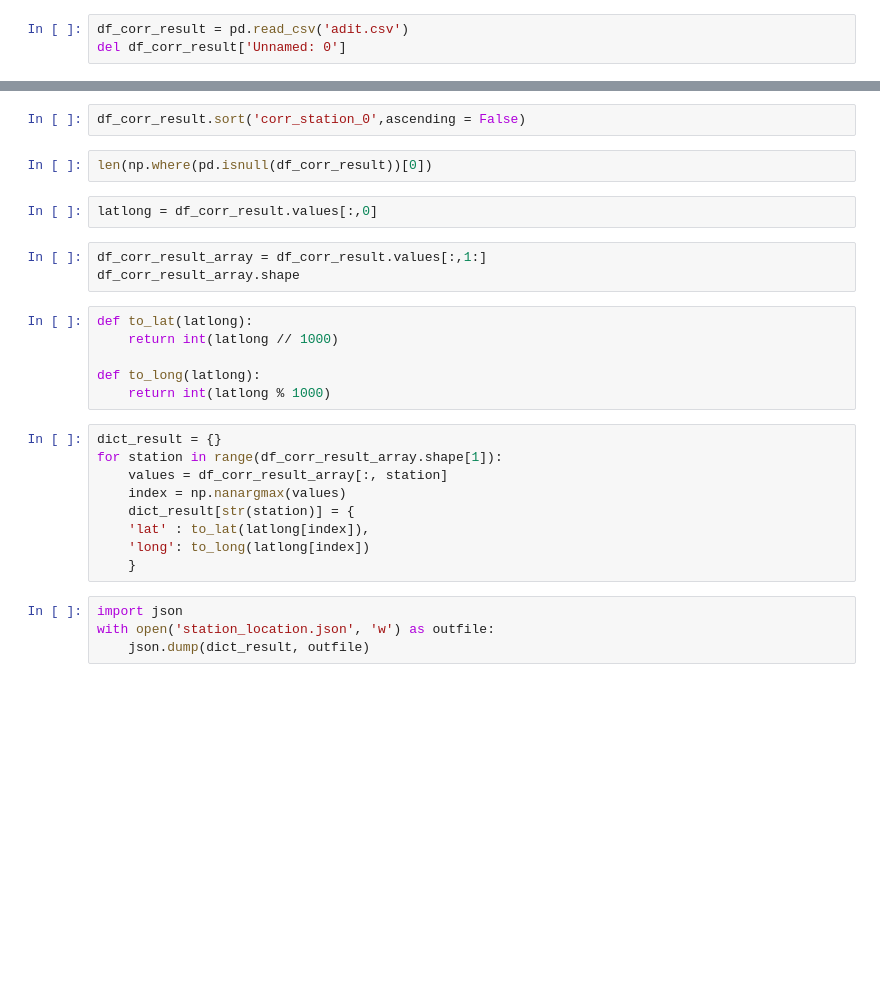
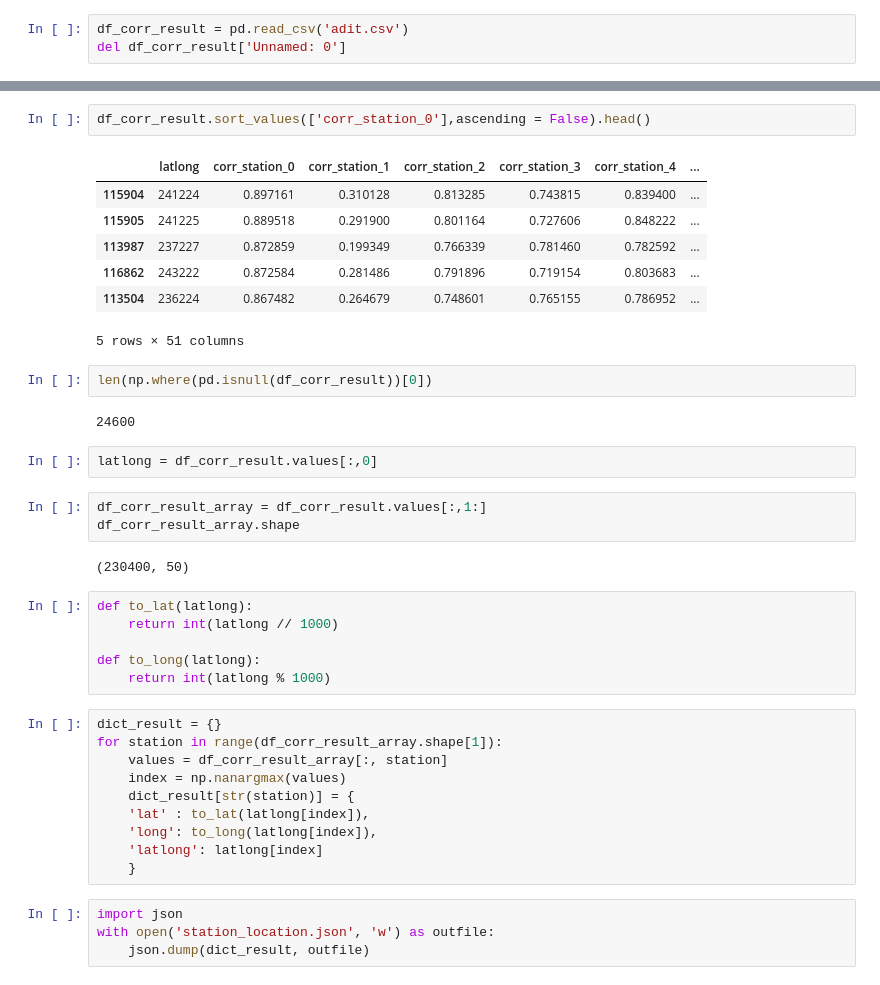
Before and after one commit to AdityaSidharta/datasciencecompetition2018, a Jupyter notebook: Data_correlation_exploratory_adit.ipynb, the cells around one changed output, grey strips where cells are left out. Saved outputs shown, nothing was run; the diff lists cells and outputs as text; blank space fills up the shorter version.

```diff
--- a/Data_correlation_exploratory_adit.ipynb
+++ b/Data_correlation_exploratory_adit.ipynb
@@ -77,12 +132,24 @@ del df_corr_result['Unnamed: 0']
 # %%
-df_corr_result.sort('corr_station_0',ascending = False)
+df_corr_result.sort_values(['corr_station_0'],ascending = False).head()
+# %% [output]
+|  | latlong | corr_station_0 | corr_station_1 | corr_station_2 | corr_station_3 | corr_station_4 | ... |
+| 115904 | 241224 | 0.897161 | 0.310128 | 0.813285 | 0.743815 | 0.839400 | ... |
+| 115905 | 241225 | 0.889518 | 0.291900 | 0.801164 | 0.727606 | 0.848222 | ... |
+| 113987 | 237227 | 0.872859 | 0.199349 | 0.766339 | 0.781460 | 0.782592 | ... |
+| 116862 | 243222 | 0.872584 | 0.281486 | 0.791896 | 0.719154 | 0.803683 | ... |
+| 113504 | 236224 | 0.867482 | 0.264679 | 0.748601 | 0.765155 | 0.786952 | ... |
+5 rows × 51 columns
 # %%
 len(np.where(pd.isnull(df_corr_result))[0])
+# %% [output]
+24600
 # %%
 latlong = df_corr_result.values[:,0]
 # %%
 df_corr_result_array = df_corr_result.values[:,1:]
 df_corr_result_array.shape
+# %% [output]
+(230400, 50)
 # %%
 def to_lat(latlong):
     return int(latlong // 1000)
@@ -96,7 +163,8 @@ for station in range(df_corr_result_array.shape[1]):
     index = np.nanargmax(values)
     dict_result[str(station)] = {
     'lat' : to_lat(latlong[index]),
-    'long': to_long(latlong[index])
+    'long': to_long(latlong[index]),
+    'latlong': latlong[index]
     }
 # %%
 import json
```
Also changed, not shown: parts of 13 cells of this notebook, 4 other files.
